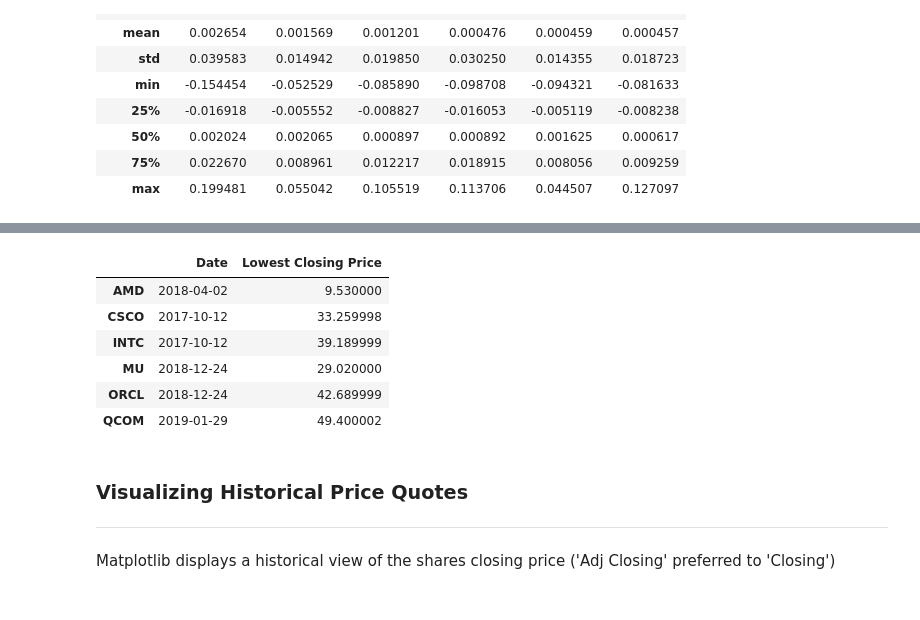
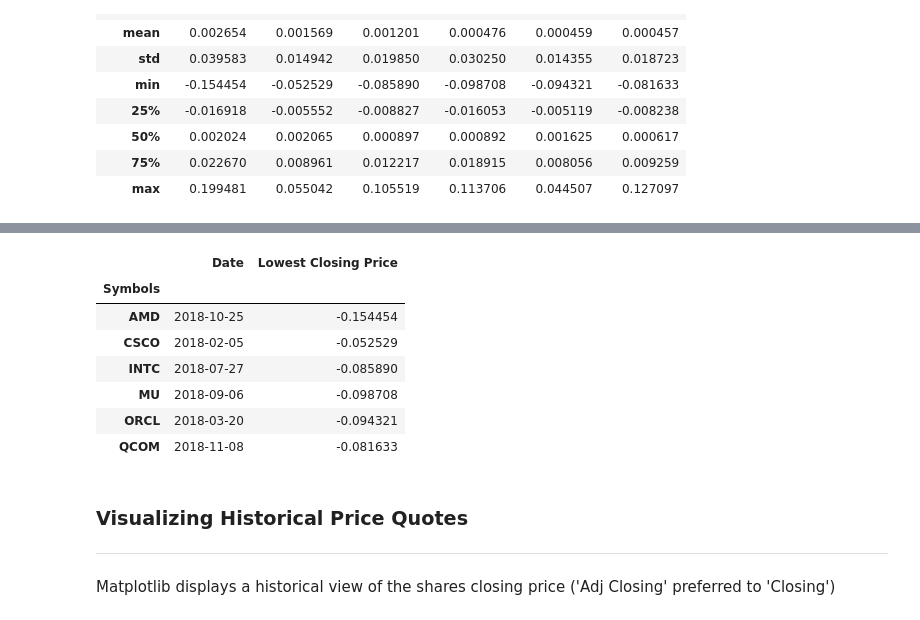
Before and after one commit to TrevorMcDougald/CS4315, a Jupyter notebook: Project.ipynb, the cells around one changed output, grey strips where cells are left out. Saved outputs shown, nothing was run; the diff lists cells and outputs as text; code cells hidden in the pictures.

```diff
--- a/Project.ipynb
+++ b/Project.ipynb
@@ -322,22 +303,23 @@ price of each stock
 # %%
 min_closing_price = pd.DataFrame()
 #  The lowest closing price during our observed time
-min_close_value = tech_stocks.xs(key='Close', axis=1, level=1).min()
+min_close_value = tech_daily_returns.min()
 #  The date of the lowest closing price
-min_close_date = tech_stocks.xs(key='Close', axis=1, level=1).idxmin()
+min_close_date = tech_daily_returns.idxmin()
 
 #  Concat the above two series into a pandas DataFrame
 min_closing_price = pd.concat([min_close_date, min_close_value], axis=1,
                         keys=['Date', 'Lowest Closing Price'])
 min_closing_price
 # %% [output]
 |  | Date | Lowest Closing Price |
-| AMD | 2018-04-02 | 9.530000 |
-| CSCO | 2017-10-12 | 33.259998 |
-| INTC | 2017-10-12 | 39.189999 |
-| MU | 2018-12-24 | 29.020000 |
-| ORCL | 2018-12-24 | 42.689999 |
-| QCOM | 2019-01-29 | 49.400002 |
+| Symbols |  |  |
+| AMD | 2018-10-25 | -0.154454 |
+| CSCO | 2018-02-05 | -0.052529 |
+| INTC | 2018-07-27 | -0.085890 |
+| MU | 2018-09-06 | -0.098708 |
+| ORCL | 2018-03-20 | -0.094321 |
+| QCOM | 2018-11-08 | -0.081633 |
 # %% [markdown]
 ### Visualizing Historical Price Quotes
 -------
```
Also changed, not shown: parts of 4 cells of this notebook.
